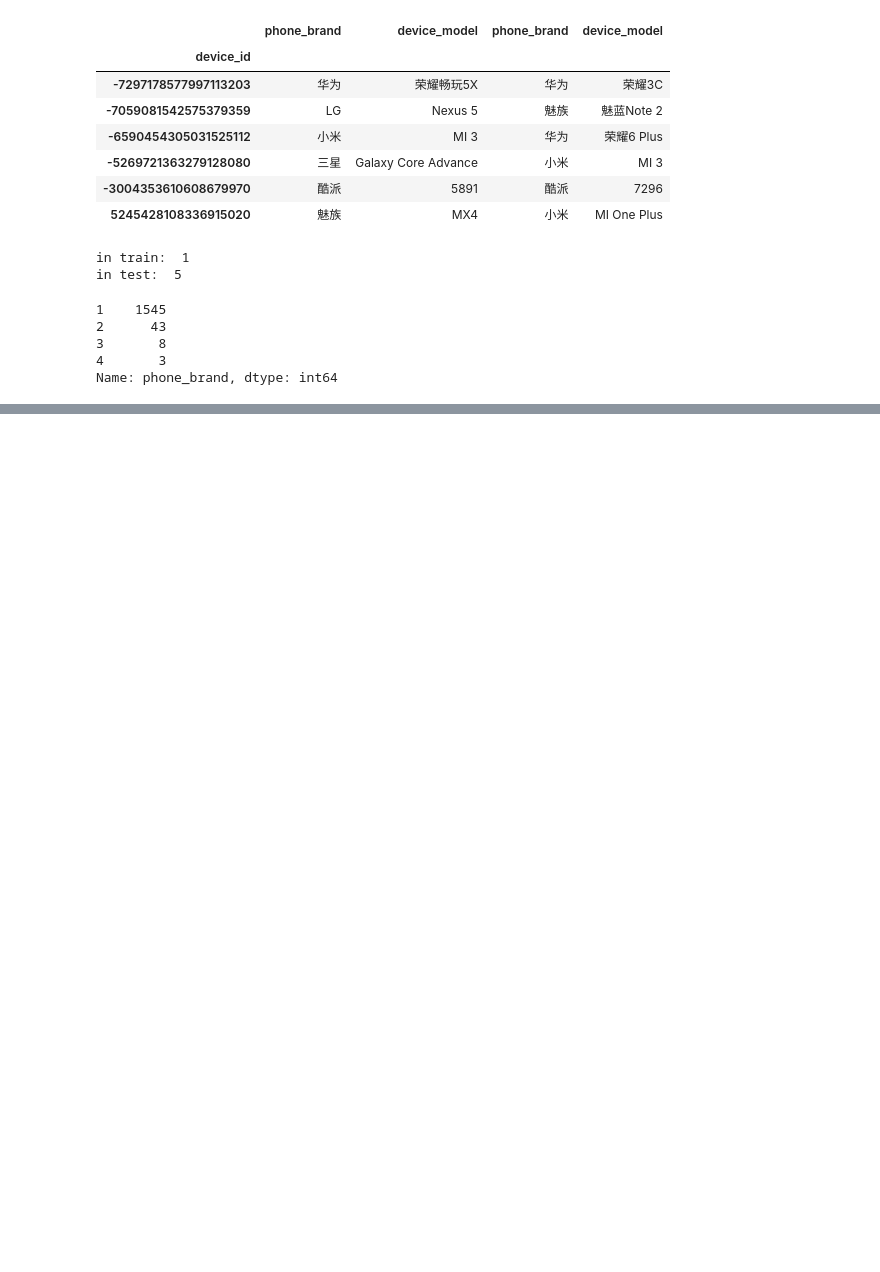
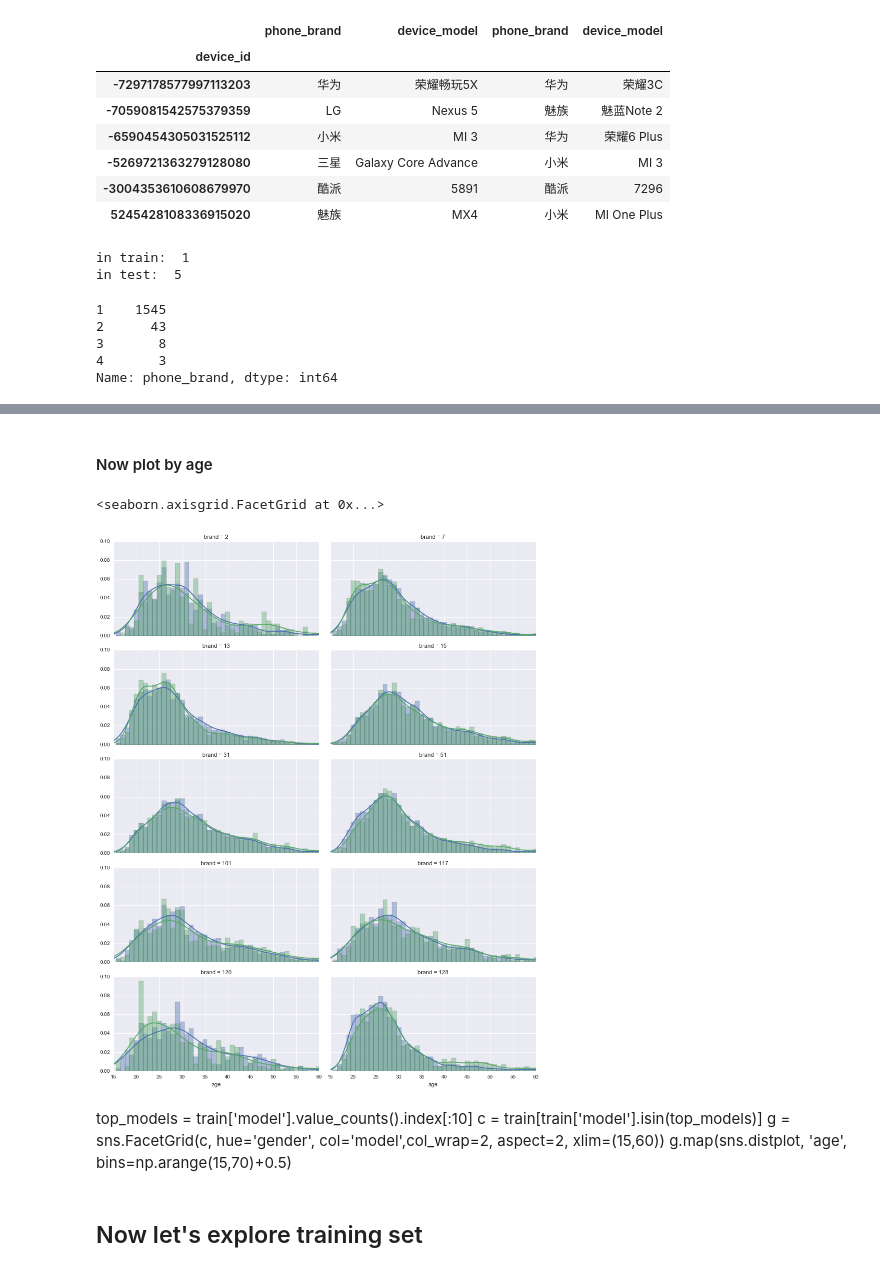
Before and after one commit to owichiencharoen/my_hw_repo, a Jupyter notebook: final-project/Owen's Final Project.ipynb, the cells around one changed output, grey strips where cells are left out. Drawn from its saved outputs; the diff is of its cells as text; code cells hidden in the pictures; blank space fills up the shorter version.

```diff
--- a/final-project/Owen's Final Project.ipynb
+++ b/final-project/Owen's Final Project.ipynb
@@ -208,0 +311,17 @@ phone['model'] = lemodel.transform(m)
+# %% [markdown]
+#### Now plot by age
+# %%
+top_brands = train['brand'].value_counts().index[:10]
+cc = train[train['brand'].isin(top_brands)]
+g = sns.FacetGrid(cc, hue='gender', col='brand',col_wrap=2, aspect=2, xlim=(15,60))
+g.map(sns.distplot, 'age', bins=np.arange(15,70)+0.5)
+# %% [output]
+<seaborn.axisgrid.FacetGrid at 0x...>
+[figure, added]
+# %% [markdown]
+top_models = train['model'].value_counts().index[:10]
+c = train[train['model'].isin(top_models)]
+g = sns.FacetGrid(c, hue='gender', col='model',col_wrap=2, aspect=2, xlim=(15,60))
+g.map(sns.distplot, 'age', bins=np.arange(15,70)+0.5)
+# %% [markdown]
+## Now let's explore training set
```
Also changed, not shown: parts of 35 cells of this notebook.
